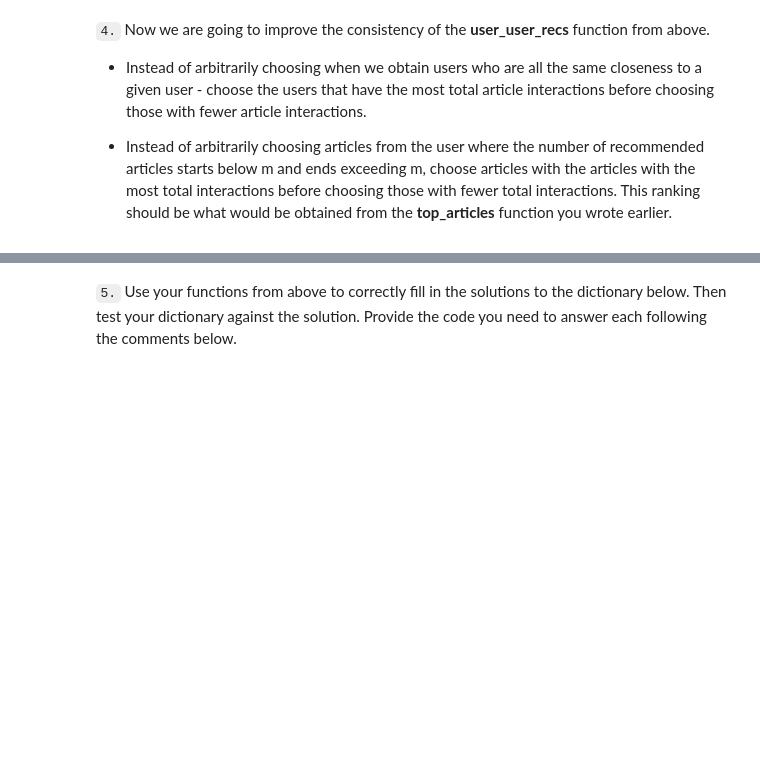
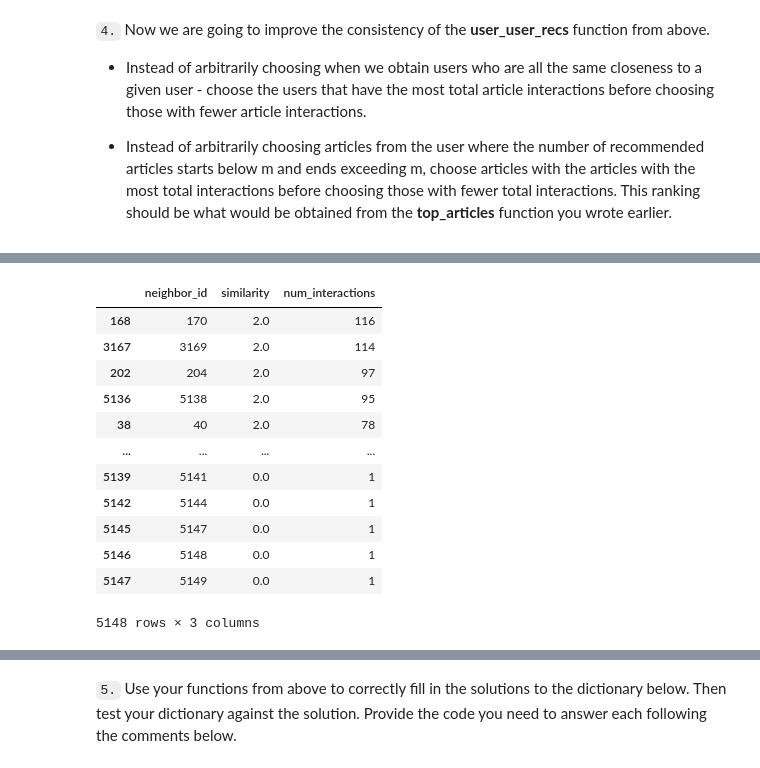
Before and after one commit to kwerweltein/Udacity-Recommendations-with-IBM, a Jupyter notebook: Recommendations_with_IBM.ipynb, the cells around one changed output, grey strips where cells are left out. Saved outputs shown, nothing was run; the diff lists cells and outputs as text; code cells hidden in the pictures; blank space fills up the shorter version.

```diff
--- a/Recommendations_with_IBM.ipynb
+++ b/Recommendations_with_IBM.ipynb
@@ -673,0 +944,16 @@ def user_user_recs_part2(user_id, m=10):
+# %%
+get_top_sorted_users(20)
+# %% [output]
+|  | neighbor_id | similarity | num_interactions |
+| 168 | 170 | 2.0 | 116 |
+| 3167 | 3169 | 2.0 | 114 |
+| 202 | 204 | 2.0 | 97 |
+| 5136 | 5138 | 2.0 | 95 |
+| 38 | 40 | 2.0 | 78 |
+| ... | ... | ... | ... |
+| 5139 | 5141 | 0.0 | 1 |
+| 5142 | 5144 | 0.0 | 1 |
+| 5145 | 5147 | 0.0 | 1 |
+| 5146 | 5148 | 0.0 | 1 |
+| 5147 | 5149 | 0.0 | 1 |
+5148 rows × 3 columns
```
Also changed, not shown: parts of 10 cells of this notebook, 1 other file.
